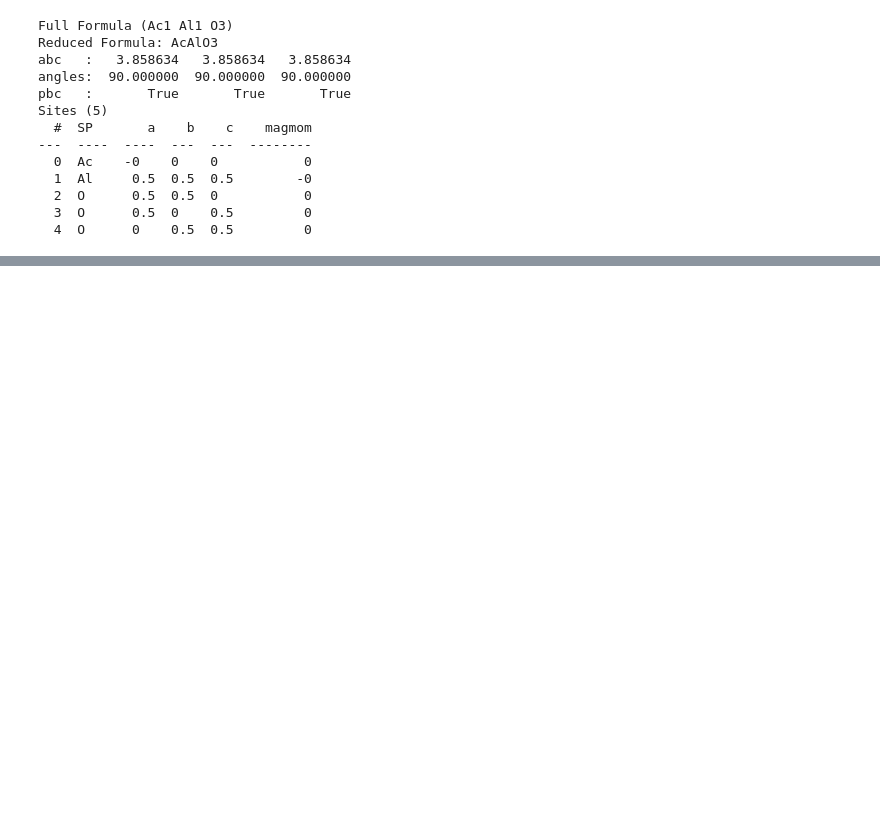
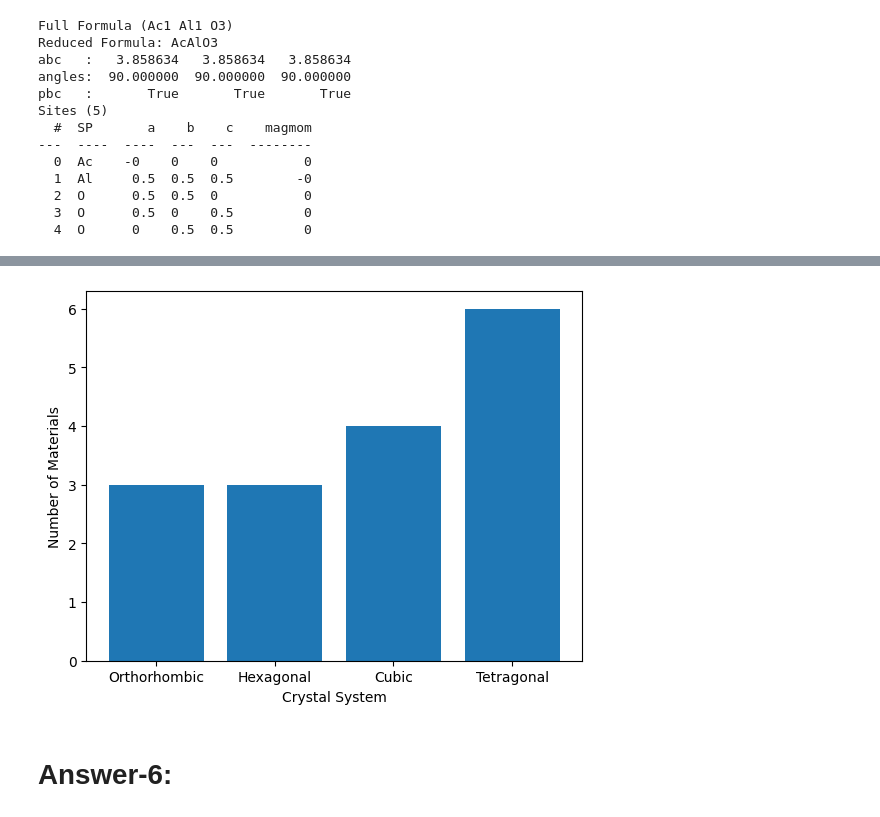
Before and after one commit to keval-chemistry/MTL503-Materials_Informatics, a Jupyter notebook: Tutorial-1.ipynb, the cells around one changed output, grey strips where cells are left out. Saved outputs shown, nothing was run; the diff lists cells and outputs as text; code cells hidden in the pictures; blank space fills up the shorter version.

```diff
--- a/Tutorial-1.ipynb
+++ b/Tutorial-1.ipynb
@@ -84,0 +175,16 @@ material_dict
+# %%
+# For Bar graph of different crystal systems:
+import matplotlib.pyplot as plt
+
+crystal_systems = [x[2].value for x in TiAl_dict.values()]
+unique_crystal_systems = list(set(crystal_systems))
+counts = [crystal_systems.count(x) for x in unique_crystal_systems]
+
+plt.bar(unique_crystal_systems, counts)
+plt.xlabel("Crystal System")
+plt.ylabel("Number of Materials")
+plt.show()
+# %% [output]
+[figure, added]
+# %% [markdown]
+# Answer-6:
```
Also changed, not shown: parts of 18 cells of this notebook, 1 other file.
